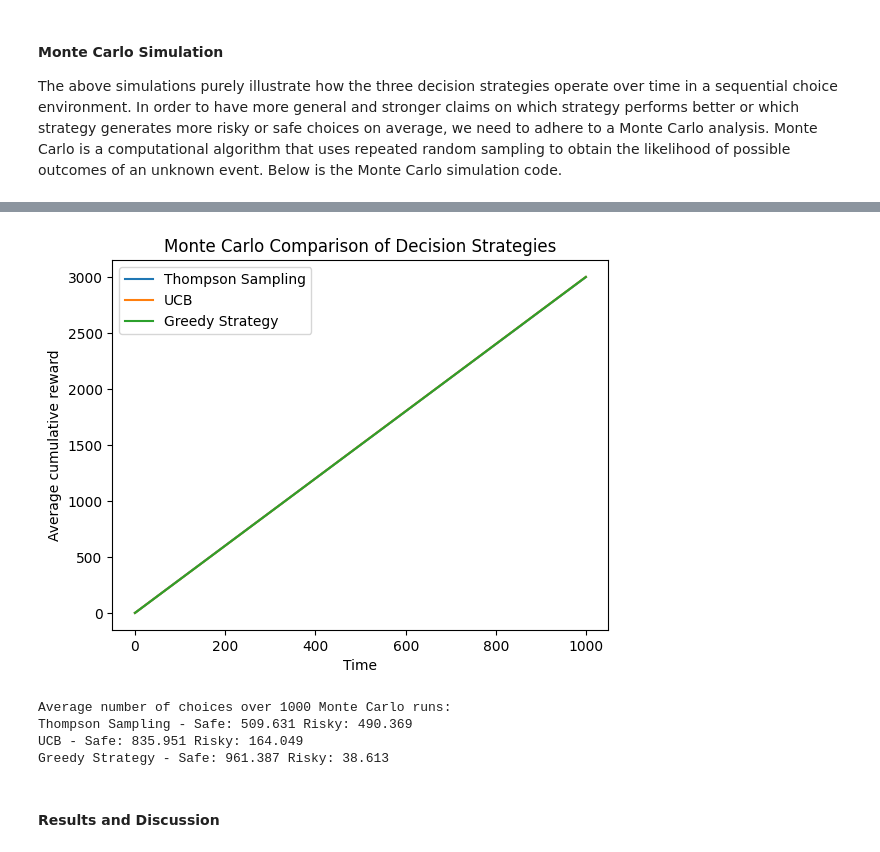
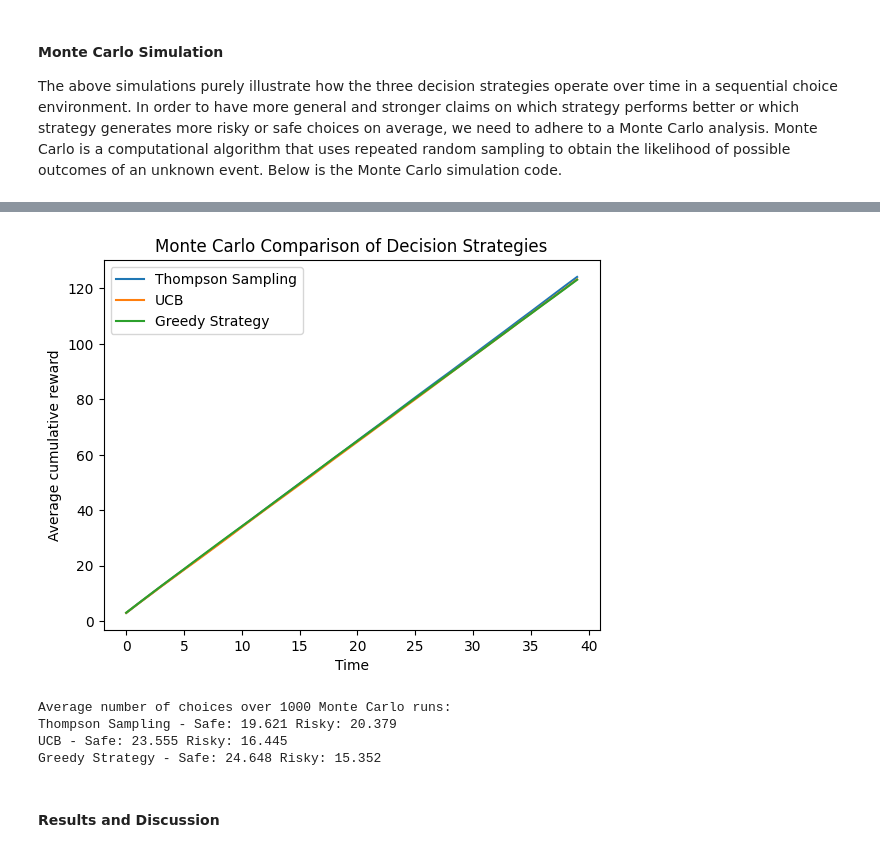
Before and after one commit to rumen111/learning-from-experience, a Jupyter notebook: learning_from_experience.ipynb, the cells around one changed output, grey strips where cells are left out. Drawn from its saved outputs; the diff is of its cells as text; code cells hidden in the pictures.

```diff
--- a/learning_from_experience.ipynb
+++ b/learning_from_experience.ipynb
@@ -348,10 +892,10 @@ import numpy as np
 import matplotlib.pyplot as plt
 
 # Environmental parameters
-T = 1000         # number of time periods
+T = 40         # number of time periods
 c = 3            # payoff of the safe option
-r = 6            # payoff of the high outcome of the risky option
-p = 0.5          # probability of getting the high outcome of the risky option
+r = 4            # payoff of the high outcome of the risky option
+p = 0.8          # probability of getting the high outcome of the risky option
 
 # Number of Monte Carlo repetitions
 n_runs = 1000
@@ -502,37 +1046,37 @@ for run in range(n_runs):
         rewards_ucb.append(reward)
 
     cumulative_rewards_ucb = np.cumsum(rewards_ucb)
     avg_cumulative_rewards_ucb += cumulative_rewards_ucb
 
     safe_choices_ucb.append(choices_ucb.count("S"))
     risky_choices_ucb.append(choices_ucb.count("R"))
 
 # Compute average cumulative rewards
 avg_cumulative_rewards_thompson /= n_runs
 avg_cumulative_rewards_greedy /= n_runs
 avg_cumulative_rewards_ucb /= n_runs
 
 # Plot average cumulative rewards
 plt.plot(avg_cumulative_rewards_thompson, label="Thompson Sampling")
 plt.plot(avg_cumulative_rewards_ucb, label="UCB")
 plt.plot(avg_cumulative_rewards_greedy, label="Greedy Strategy")
 
 plt.xlabel("Time")
 plt.ylabel("Average cumulative reward")
 plt.title("Monte Carlo Comparison of Decision Strategies")
 plt.legend()
 plt.show()
 
 # Print average numbers of choices
 print("Average number of choices over", n_runs, "Monte Carlo runs:")
 print("Thompson Sampling - Safe:", np.mean(safe_choices_thompson), "Risky:", np.mean(risky_choices_thompson))
 print("UCB - Safe:", np.mean(safe_choices_ucb), "Risky:", np.mean(risky_choices_ucb))
 print("Greedy Strategy - Safe:", np.mean(safe_choices_greedy), "Risky:", np.mean(risky_choices_greedy))
 # %% [output]
-[figure, old version]
+[figure, new version]
 Average number of choices over 1000 Monte Carlo runs:
-Thompson Sampling - Safe: 509.631 Risky: 490.369
-UCB - Safe: 835.951 Risky: 164.049
-Greedy Strategy - Safe: 961.387 Risky: 38.613
+Thompson Sampling - Safe: 19.621 Risky: 20.379
+UCB - Safe: 23.555 Risky: 16.445
+Greedy Strategy - Safe: 24.648 Risky: 15.352
 # %% [markdown]
 #### Results and Discussion
```
Also changed, not shown: parts of 4 cells of this notebook.
